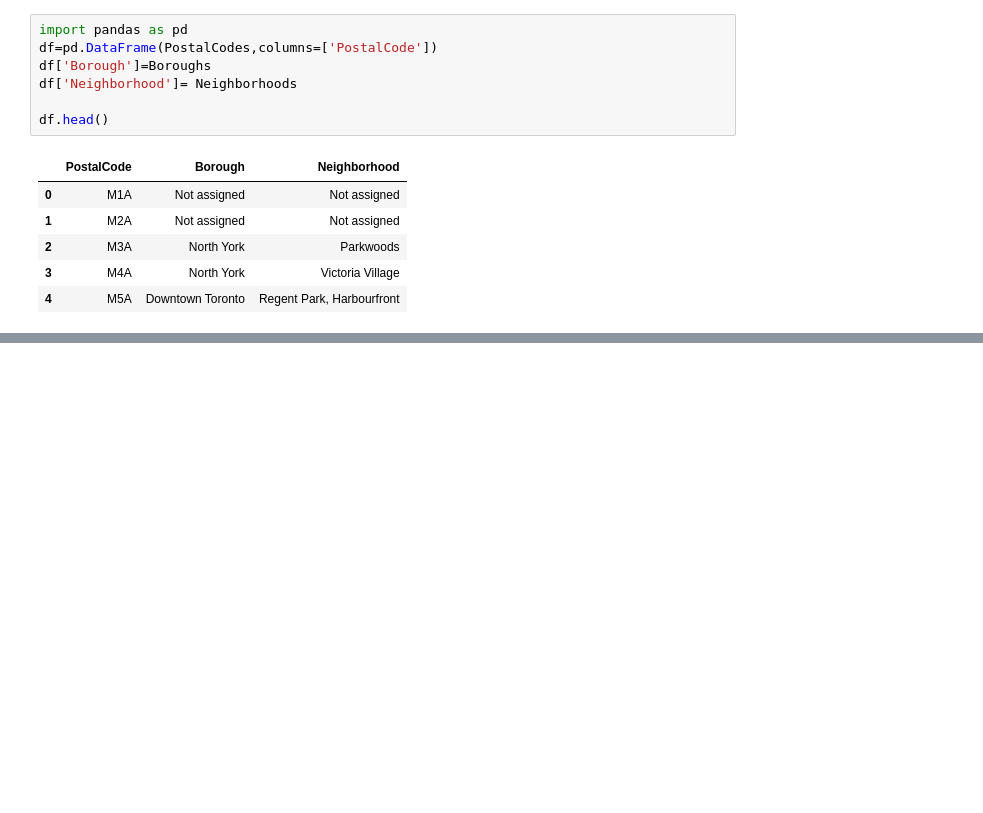
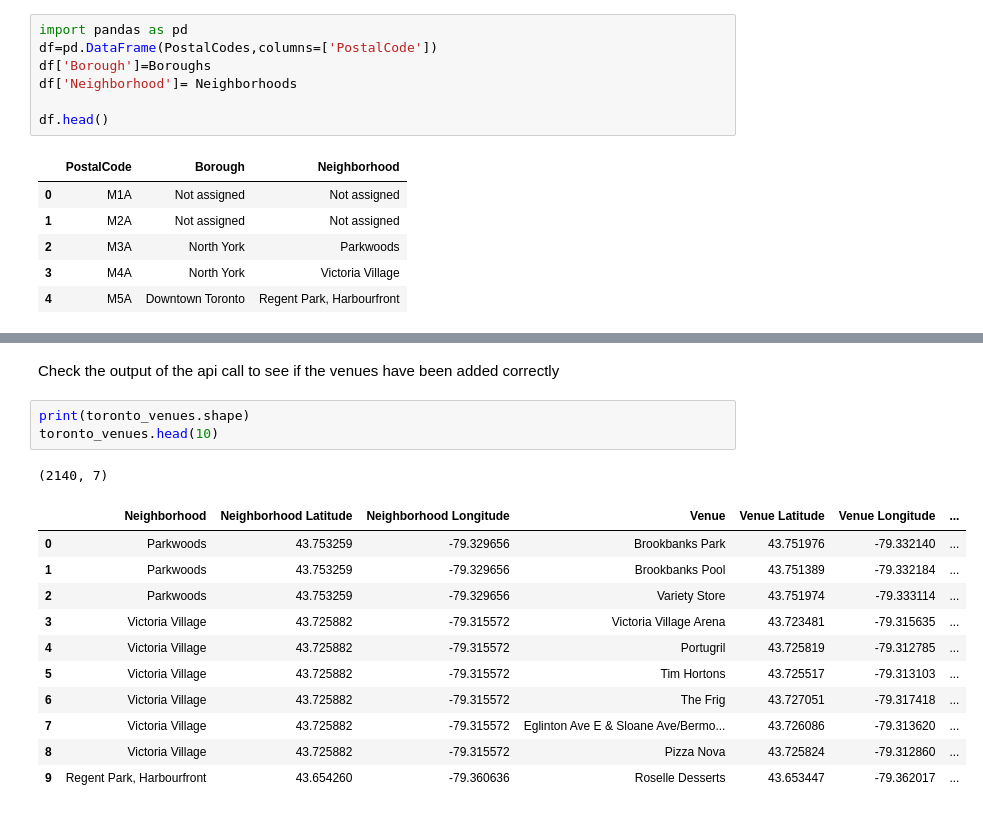
Before and after one commit to SpaceMettzger/IBM-Data-Science-Capstone, a Jupyter notebook: Web Scraping Zip Codes.ipynb, the cells around one changed output, grey strips where cells are left out. Cells and saved outputs as stored; diff of their text form; blank space fills up the shorter version.

```diff
--- a/Web Scraping Zip Codes.ipynb
+++ b/Web Scraping Zip Codes.ipynb
@@ -66,0 +225,18 @@ df.head()
+# %% [markdown]
+Check the output of the api call to see if the venues have been added correctly
+# %%
+print(toronto_venues.shape)
+toronto_venues.head(10)
+# %% [output]
+(2140, 7)
+|  | Neighborhood | Neighborhood Latitude | Neighborhood Longitude | Venue | Venue Latitude | Venue Longitude | ... |
+| 0 | Parkwoods | 43.753259 | -79.329656 | Brookbanks Park | 43.751976 | -79.332140 | ... |
+| 1 | Parkwoods | 43.753259 | -79.329656 | Brookbanks Pool | 43.751389 | -79.332184 | ... |
+| 2 | Parkwoods | 43.753259 | -79.329656 | Variety Store | 43.751974 | -79.333114 | ... |
+| 3 | Victoria Village | 43.725882 | -79.315572 | Victoria Village Arena | 43.723481 | -79.315635 | ... |
+| 4 | Victoria Village | 43.725882 | -79.315572 | Portugril | 43.725819 | -79.312785 | ... |
+| 5 | Victoria Village | 43.725882 | -79.315572 | Tim Hortons | 43.725517 | -79.313103 | ... |
+| 6 | Victoria Village | 43.725882 | -79.315572 | The Frig | 43.727051 | -79.317418 | ... |
+| 7 | Victoria Village | 43.725882 | -79.315572 | Eglinton Ave E & Sloane Ave/Bermo... | 43.726086 | -79.313620 | ... |
+| 8 | Victoria Village | 43.725882 | -79.315572 | Pizza Nova | 43.725824 | -79.312860 | ... |
+| 9 | Regent Park, Harbourfront | 43.654260 | -79.360636 | Roselle Desserts | 43.653447 | -79.362017 | ... |
```
Also changed, not shown: parts of 53 cells of this notebook, 1 other file.
